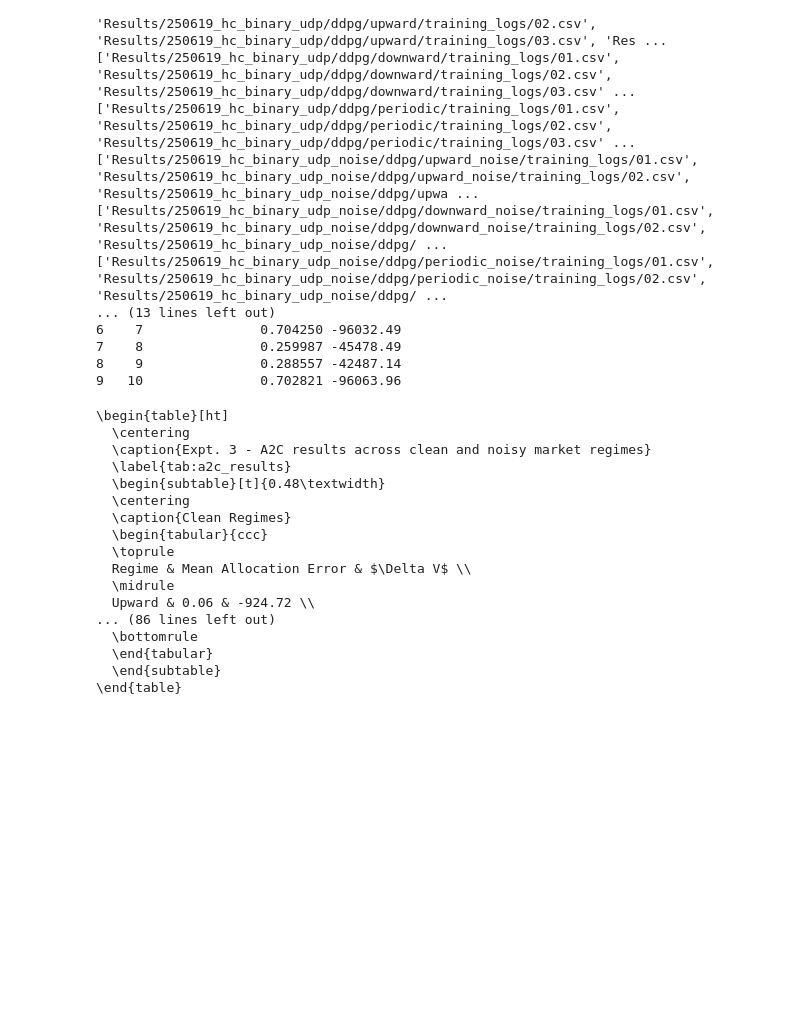
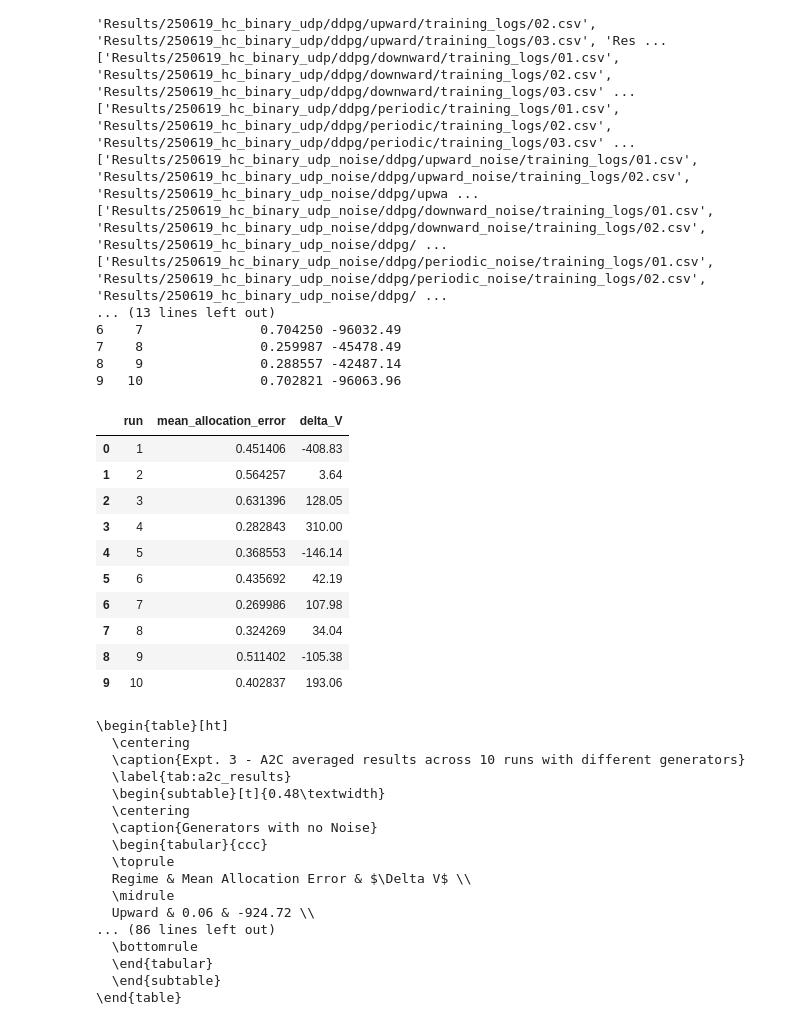
Before and after one commit to MSCA-DN-Digital-Finance/WP3_eXplainable_and_Fair_AI, a Jupyter notebook: IRP1/Code/rl_project_group_6/experiments/experimentation_mj/calculate_best_final_portfolio_value.ipynb, the cells around one changed output. Drawn from its saved outputs; the diff is of its cells as text; code cells hidden in the pictures; blank space fills up the shorter version.

```diff
--- a/IRP1/Code/rl_project_group_6/experiments/experimentation_mj/calculate_best_final_portfolio_value.ipynb
+++ b/IRP1/Code/rl_project_group_6/experiments/experimentation_mj/calculate_best_final_portfolio_value.ipynb
@@ -662,17 +662,31 @@ print(result_dfs["ppo"]["periodic"])
 7    8               0.259987 -45478.49
 8    9               0.288557 -42487.14
 9   10               0.702821 -96063.96
+# %%
+result_dfs['ppo']['downward_noise']
+# %% [output]
+|  | run | mean_allocation_error | delta_V |
+| 0 | 1 | 0.451406 | -408.83 |
+| 1 | 2 | 0.564257 | 3.64 |
+| 2 | 3 | 0.631396 | 128.05 |
+| 3 | 4 | 0.282843 | 310.00 |
+| 4 | 5 | 0.368553 | -146.14 |
+| 5 | 6 | 0.435692 | 42.19 |
+| 6 | 7 | 0.269986 | 107.98 |
+| 7 | 8 | 0.324269 | 34.04 |
+| 8 | 9 | 0.511402 | -105.38 |
+| 9 | 10 | 0.402837 | 193.06 |
 # %%
 for agent in ["a2c", "ddpg", "ppo"]:
     print("\\begin{table}[ht]")
     print("  \\centering")
-    print(f"  \\caption{{Expt. 3 - {agent.upper()} results across clean and noisy market regimes}}")
+    print(f"  \\caption{{Expt. 3 - {agent.upper()} averaged results across 10 runs with different generators}}")
     print(f"  \\label{{tab:{agent}_results}}")
 
     # --- Clean Regimes Subtable ---
     print("  \\begin{subtable}[t]{0.48\\textwidth}")
     print("  \\centering")
-    print("  \\caption{Clean Regimes}")
+    print("  \\caption{Generators with no Noise}")
     print("  \\begin{tabular}{ccc}")
     print("  \\toprule")
     print("  Regime & Mean Allocation Error & $\\Delta V$ \\\\")
@@ -692,7 +706,7 @@ for agent in ["a2c", "ddpg", "ppo"]:
     # --- Noisy Regimes Subtable ---
     print("  \\begin{subtable}[t]{0.48\\textwidth}")
     print("  \\centering")
-    print("  \\caption{Noisy Regimes}")
+    print("  \\caption{Generators with Noise}")
     print("  \\begin{tabular}{ccc}")
     print("  \\toprule")
     print("  Regime & Mean Allocation Error & $\\Delta V$ \\\\")
@@ -701,7 +715,7 @@ for agent in ["a2c", "ddpg", "ppo"]:
         df = result_dfs[agent].get(regime)
         if df is not None and not df.empty:
             mean_error = df["mean_allocation_error"].mean()
-            delta_v = df["delta_V"].mean()
+            delta_v = df["delta_V"].mean() #np.mean(np.abs(df["delta_V"]))
             print(f"  {regime.replace('_noise','').capitalize()} & {mean_error:.2f} & {delta_v:.2f} \\\\")
     print("  \\bottomrule")
     print("  \\end{tabular}")
@@ -712,11 +726,11 @@ for agent in ["a2c", "ddpg", "ppo"]:
 # %% [output]
 \begin{table}[ht]
   \centering
-  \caption{Expt. 3 - A2C results across clean and noisy market regimes}
+  \caption{Expt. 3 - A2C averaged results across 10 runs with different generators}
   \label{tab:a2c_results}
   \begin{subtable}[t]{0.48\textwidth}
   \centering
-  \caption{Clean Regimes}
+  \caption{Generators with no Noise}
   \begin{tabular}{ccc}
   \toprule
   Regime & Mean Allocation Error & $\Delta V$ \\
```
Also changed, not shown: parts of 1 cell of this notebook, 8 other files.
